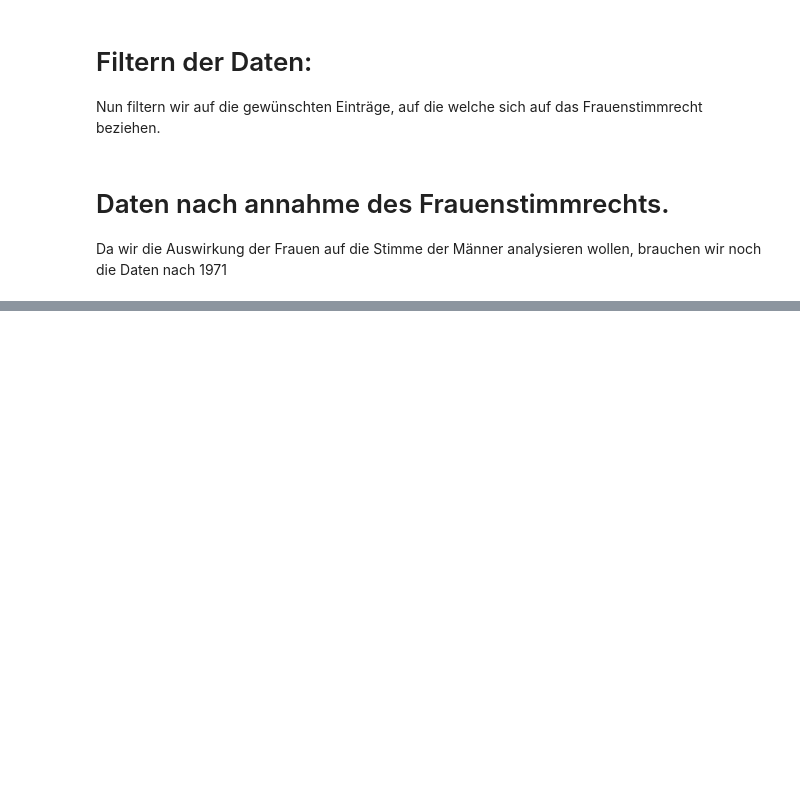
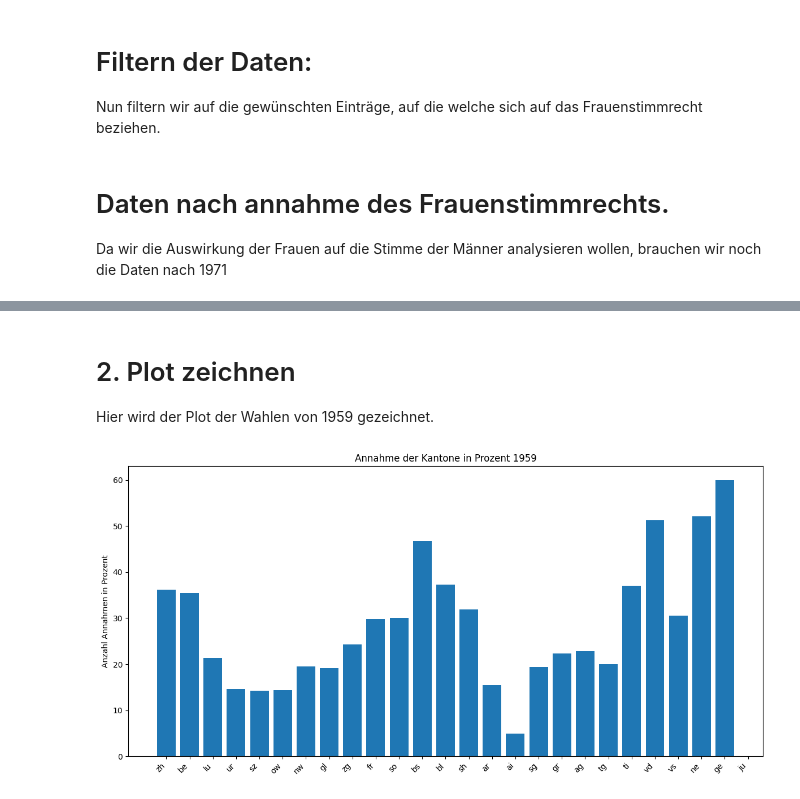
Before and after one commit to Roberto-info/CDA2-Demokratie-Challange, a Jupyter notebook: first_look_dataset.ipynb, the cells around one changed output, grey strips where cells are left out. Saved outputs shown, nothing was run; the diff lists cells and outputs as text; code cells hidden in the pictures; blank space fills up the shorter version.

```diff
--- a/first_look_dataset.ipynb
+++ b/first_look_dataset.ipynb
@@ -62,0 +115,26 @@ df_nach_frauenstimm.to_csv('data/nach_frauenstimmrecht.csv', index=False)
+# %% [markdown]
+# 2. Plot zeichnen
+Hier wird der Plot der Wahlen von 1959 gezeichnet.
+# %%
+# Erstelle Visualisierung
+# Figurengröße 12x6 Zoll für gute Lesbarkeit
+fig2, ax = plt.subplots(figsize=(12, 6))
+# Erstelle Balkendiagramm
+# Extract the only row as values
+annahme_ablehnung_1959_t = annahme_ablehnung_1959.T
+
+x_labels = annahme_ablehnung_1959_t.index  # Column names as x-axis labels
+y_values = annahme_ablehnung_1959_t.iloc[:, 0]
+
+ax.bar(x_labels, y_values)
+
+# Formatiere die Darstellung
+plt.xticks(rotation=45, ha='right')  # Drehe Beschriftungen für bessere Lesbarkeit
+plt.title('Annahme der Kantone in Prozent 1959')
+plt.ylabel('Anzahl Annahmen in Prozent')
+plt.tight_layout()  # Optimiere Layout automatisch
+
+# Plotte das Diagramm
+plt.show()
+# %% [output]
+[figure, added]
```
Also changed, not shown: parts of 9 cells of this notebook, 1 other file.
